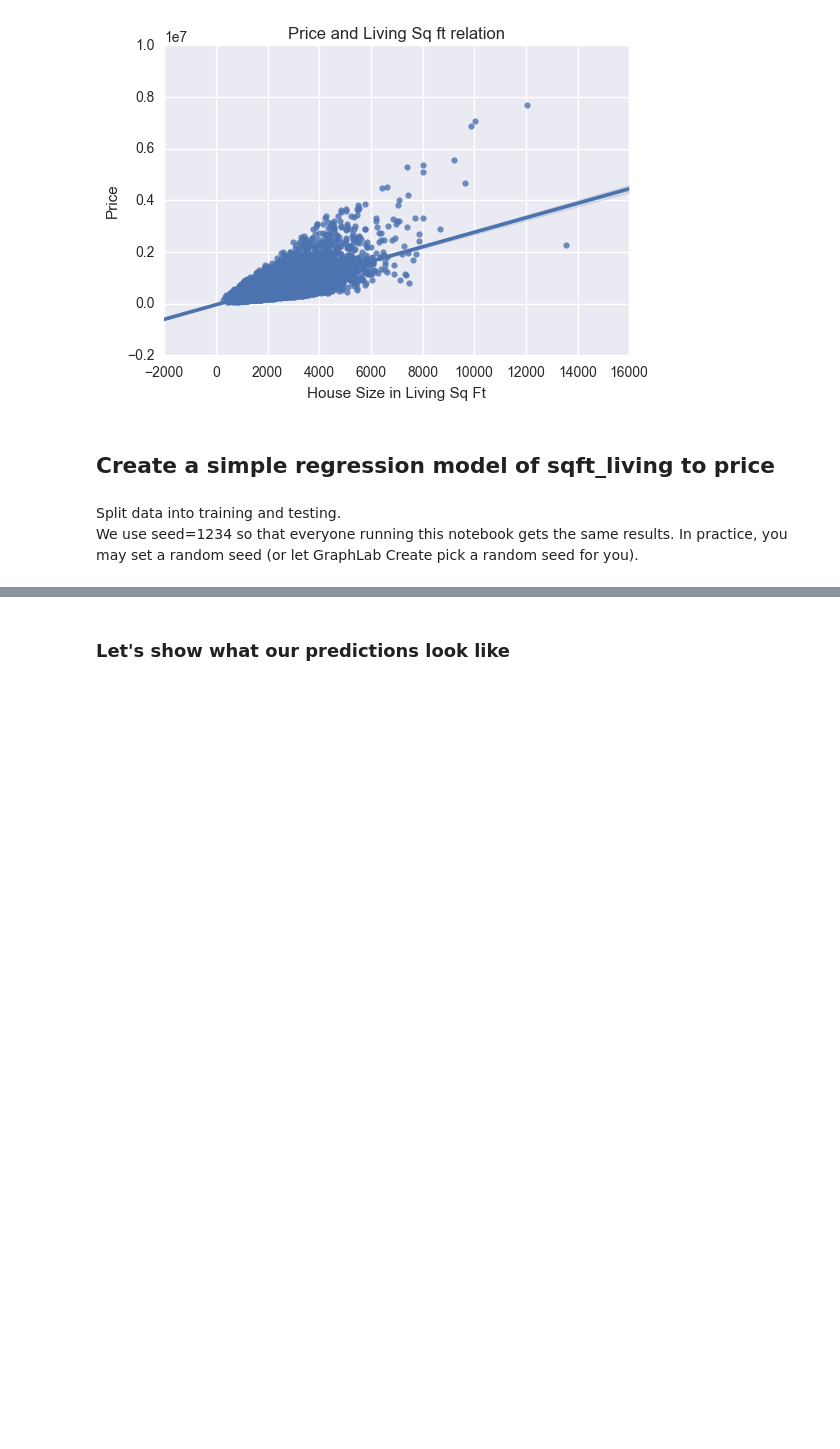
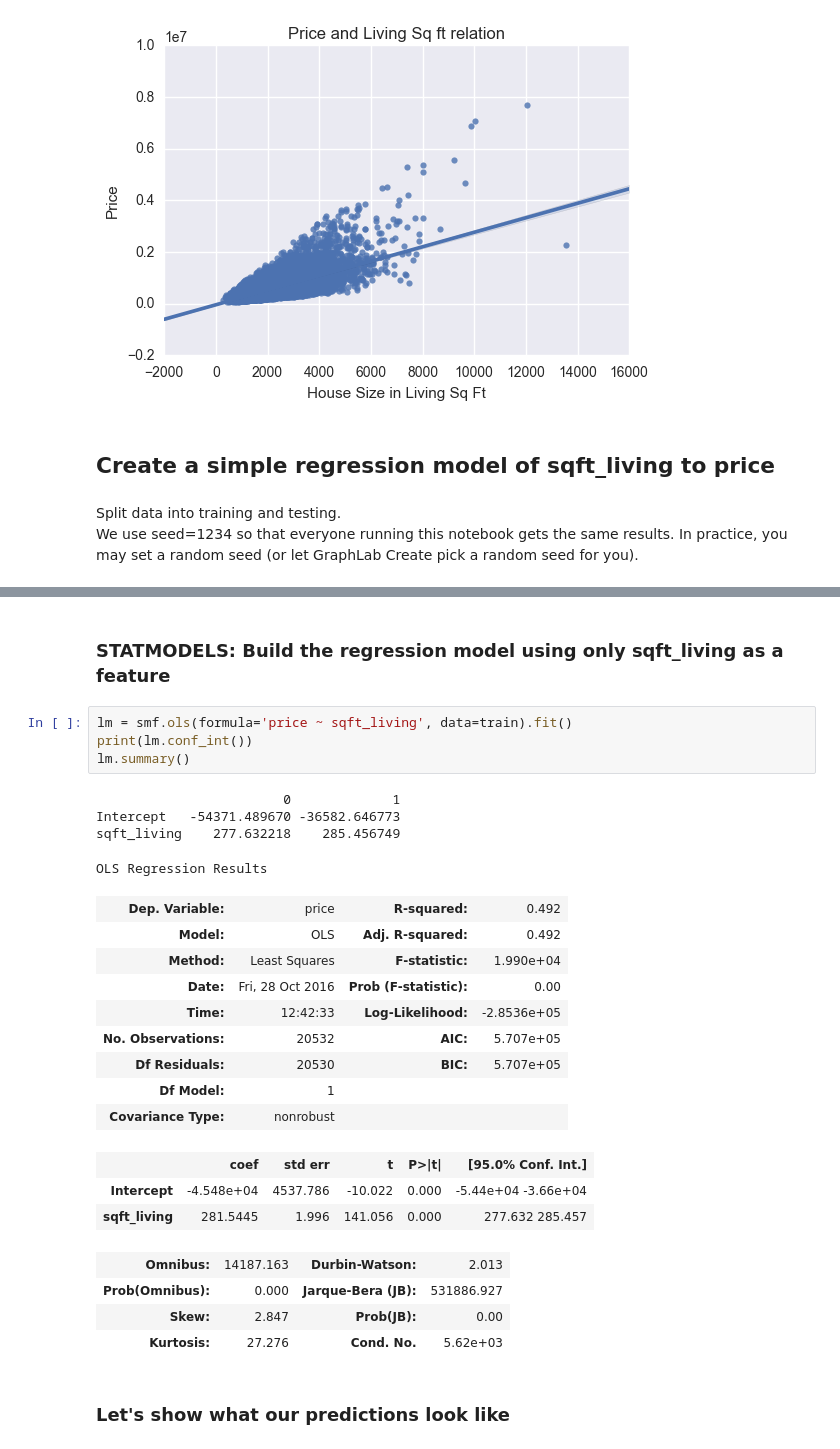
Before and after one commit to DheerajAgarwal/MachineLearning_UoW, a Jupyter notebook: Course1/Predicting house prices.ipynb, the cells around one changed output, grey strips where cells are left out. Drawn from its saved outputs; the diff is of its cells as text; blank space fills up the shorter version.

```diff
--- a/Course1/Predicting house prices.ipynb
+++ b/Course1/Predicting house prices.ipynb
@@ -73,2 +84,29 @@ RMSE of about \$255,170!
+# %% [markdown]
+### STATMODELS: Build the regression model using only sqft_living as a feature
+# %%
+lm = smf.ols(formula='price ~ sqft_living', data=train).fit()
+print(lm.conf_int())
+lm.summary()
+# %% [output]
+                        0             1
+Intercept   -54371.489670 -36582.646773
+sqft_living    277.632218    285.456749
+OLS Regression Results
+| Dep. Variable: | price | R-squared: | 0.492 |
+| Model: | OLS | Adj. R-squared: | 0.492 |
+| Method: | Least Squares | F-statistic: | 1.990e+04 |
+| Date: | Fri, 28 Oct 2016 | Prob (F-statistic): | 0.00 |
+| Time: | 12:42:33 | Log-Likelihood: | -2.8536e+05 |
+| No. Observations: | 20532 | AIC: | 5.707e+05 |
+| Df Residuals: | 20530 | BIC: | 5.707e+05 |
+| Df Model: | 1 |  |  |
+| Covariance Type: | nonrobust |  |  |
+|  | coef | std err | t | P>|t| | [95.0% Conf. Int.] |
+| Intercept | -4.548e+04 | 4537.786 | -10.022 | 0.000 | -5.44e+04 -3.66e+04 |
+| sqft_living | 281.5445 | 1.996 | 141.056 | 0.000 | 277.632 285.457 |
+| Omnibus: | 14187.163 | Durbin-Watson: | 2.013 |
+| Prob(Omnibus): | 0.000 | Jarque-Bera (JB): | 531886.927 |
+| Skew: | 2.847 | Prob(JB): | 0.00 |
+| Kurtosis: | 27.276 | Cond. No. | 5.62e+03 |
 # %% [markdown]
 ### Let's show what our predictions look like
```
Also changed, not shown: parts of 15 cells of this notebook.
